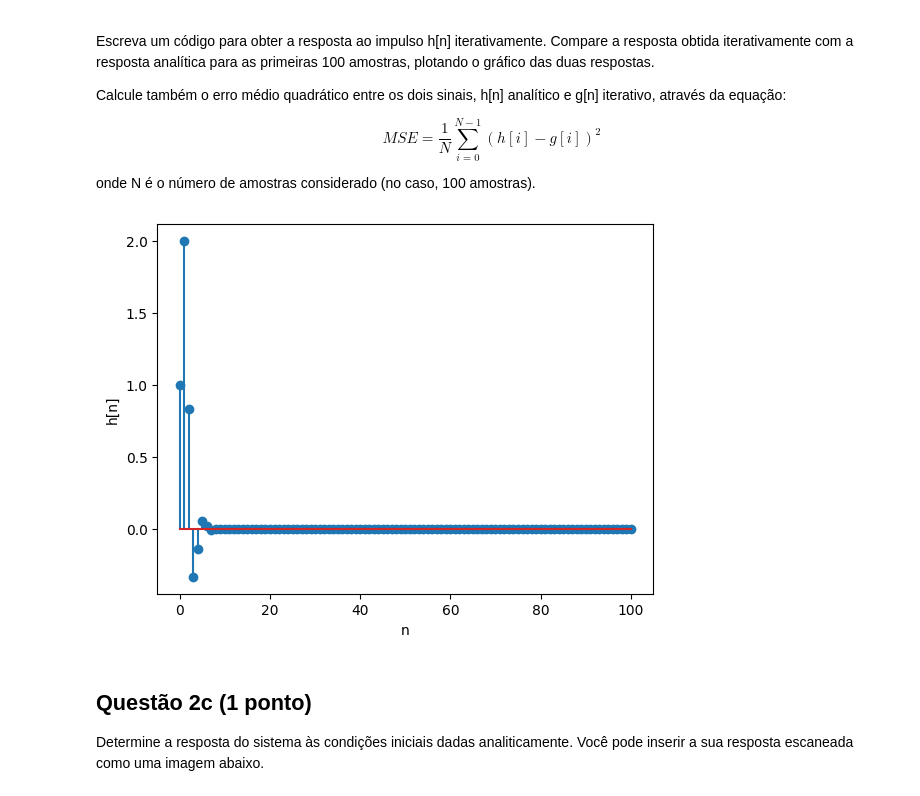
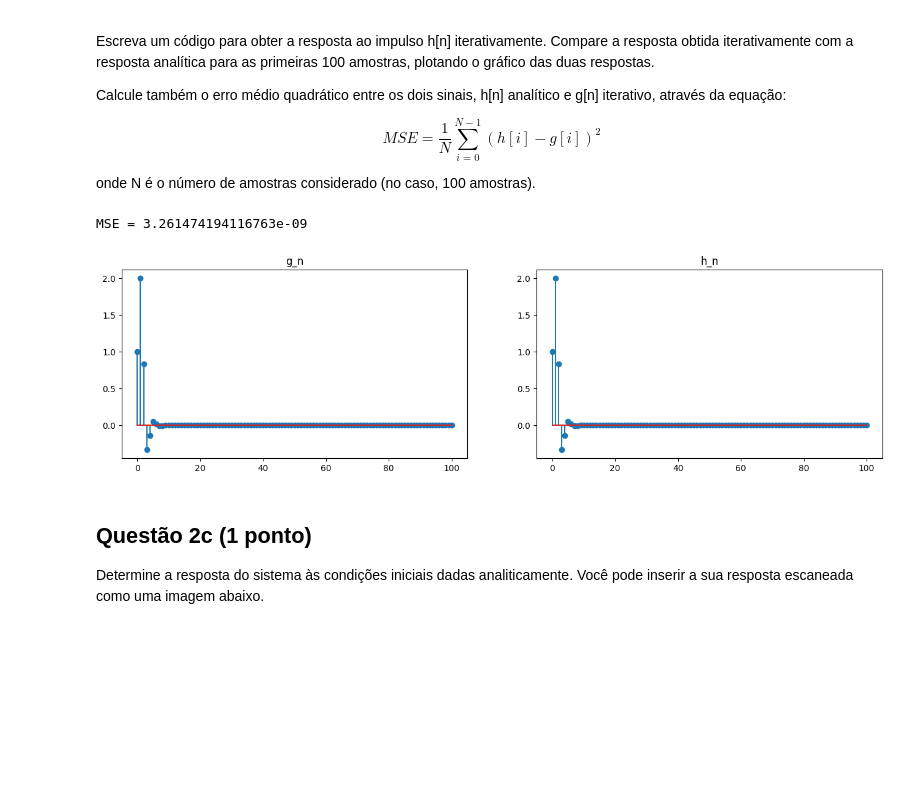
Before and after one commit to akaTsunemori/signal-processing-studies, a Jupyter notebook: projeto-1/projeto1.ipynb, the cells around one changed output. Cells and saved outputs as stored; diff of their text form; code cells hidden in the pictures; blank space fills up the shorter version.

```diff
--- a/projeto-1/projeto1.ipynb
+++ b/projeto-1/projeto1.ipynb
@@ -153,37 +193,42 @@ $$ MSE = \frac{1}{N} \sum_{i=0}^{N-1} \left( h\left[i\right] - g\left[i\right] \
 
 onde N é o número de amostras considerado (no caso, 100 amostras).
 # %%
-def g(n: int) -> int:
-    pass
-
-
-def delta(n: int) -> int:
+def delta(n: int) -> int: # Corresponde ao Delta de Dirac
     return int(n == 0)
 
 
+def g(n: int) -> int: # Corresponde à resposta ao impulso calculada analiticamente
+    return 6 * delta(n) - 7 * ((1/6)**0.5)**n * np.cos(np.pi/2 * n + 0.7753)
+
+
 @lru_cache(maxsize=102)
-def h(n: int) -> int:
+def h(n: int) -> int: # Corresponde à resposta ao impulso calculada iterativamente
     if  n < 0:
         return 0
     return (-1/6)*h(n-2) + delta(n) + 2*delta(n-1) + delta(n-2)
 
 
-def calculate_mse(h: list, g: list) -> float:
+def calculate_mse(h: list, g: list) -> float: # Calcula o erro médio quadrático entre h[n] e g[n]
     result = 0
     for i in range(len(h)):
         result += (h[i] - g[i]) ** 2
     result /= len(h)
     return result
 
 
 n = [i for i in range(101)]
 h_n = [h(i) for i in n]
-plt.stem(n, h_n)
-plt.xlabel('n')
-plt.ylabel('h[n]')
+g_n = [g(i) for i in n]
+print('MSE =', calculate_mse(h_n, g_n))
+ax = plt.subplots(1, 2, figsize=(16, 4))[1]
+ax[0].stem(n, g_n)
+ax[0].set_title('g_n')
+ax[1].stem(n, h_n)
+ax[1].set_title('h_n')
 plt.show()
 # %% [output]
+MSE = 3.261474194116763e-09
-[figure, old version]
+[figure, new version]
 # %% [markdown]
 ## Questão 2c (1 ponto)
 
```
Also changed, not shown: parts of 4 cells of this notebook.
